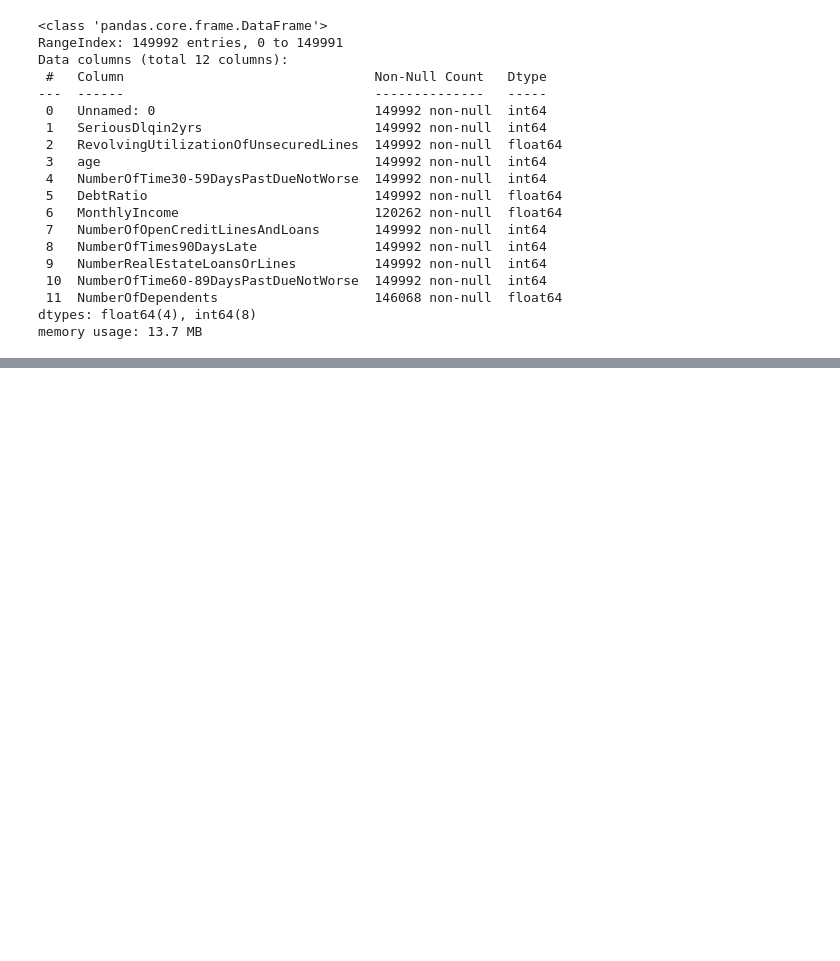
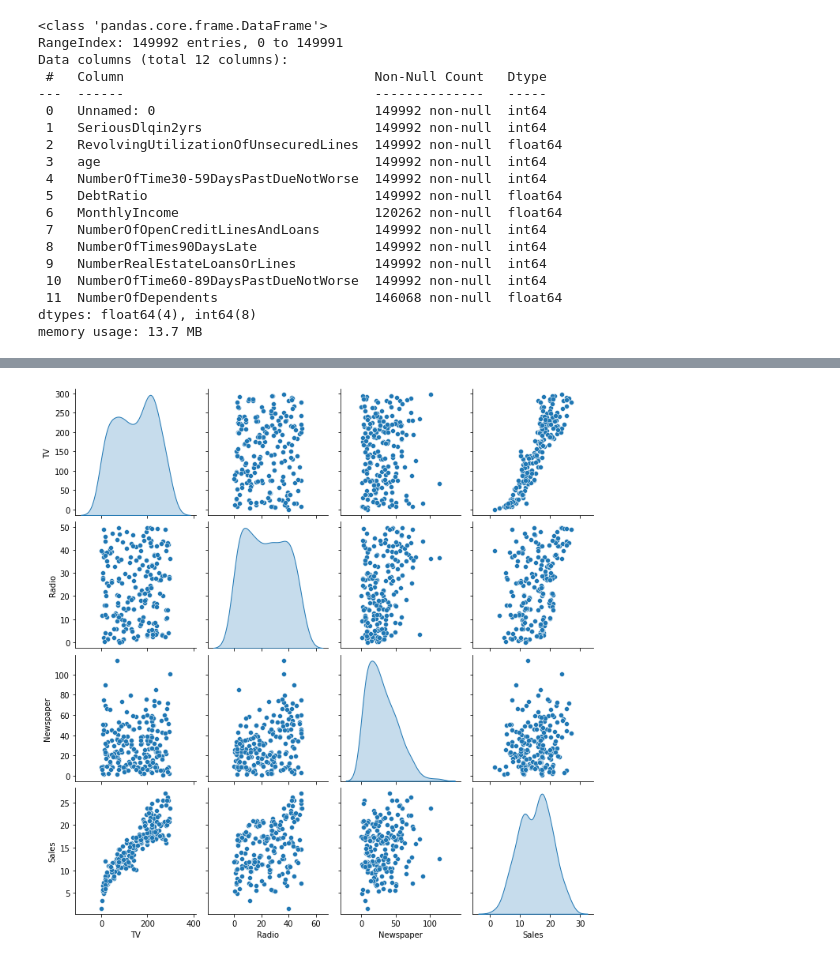
Before and after one commit to KimKieu123/DA30092022, a Jupyter notebook: BT Learn 1.ipynb, the cells around one changed output, grey strips where cells are left out. Saved outputs shown, nothing was run; the diff lists cells and outputs as text; code cells hidden in the pictures; blank space fills up the shorter version.

```diff
--- a/BT Learn 1.ipynb
+++ b/BT Learn 1.ipynb
@@ -299,0 +802,17 @@ Name: triệu đ/m2, Length: 256, dtype: float64
+# %%
+import pandas as pd
+import numpy as np
+import matplotlib.pyplot as plt
+import seaborn as sns
+from sklearn.model_selection import train_test_split, cross_val_score
+from sklearn.dummy import DummyRegressor
+from sklearn.linear_model import LinearRegression
+from sklearn.metrics import mean_squared_error
+from sklearn.preprocessing import StandardScaler
+from sklearn.metrics import r2_score
+#Vẽ biểu đồ để trực quan hóa mối quan hệ giữa lượng sản phẩm được bán ra với lần lượt chi phí quảng  cáo trên TV,
+#Radio và báo chí bằng hình ảnh, dùng 1 biểu đồ cho mỗi loại hình quảng cáo.
+data = pd.read_csv('advertising.csv')
+sns.pairplot(data=data, diag_kind='kde');
+# %% [output]
+[figure, added]
```
Also changed, not shown: parts of 19 cells of this notebook, 6 other files.
